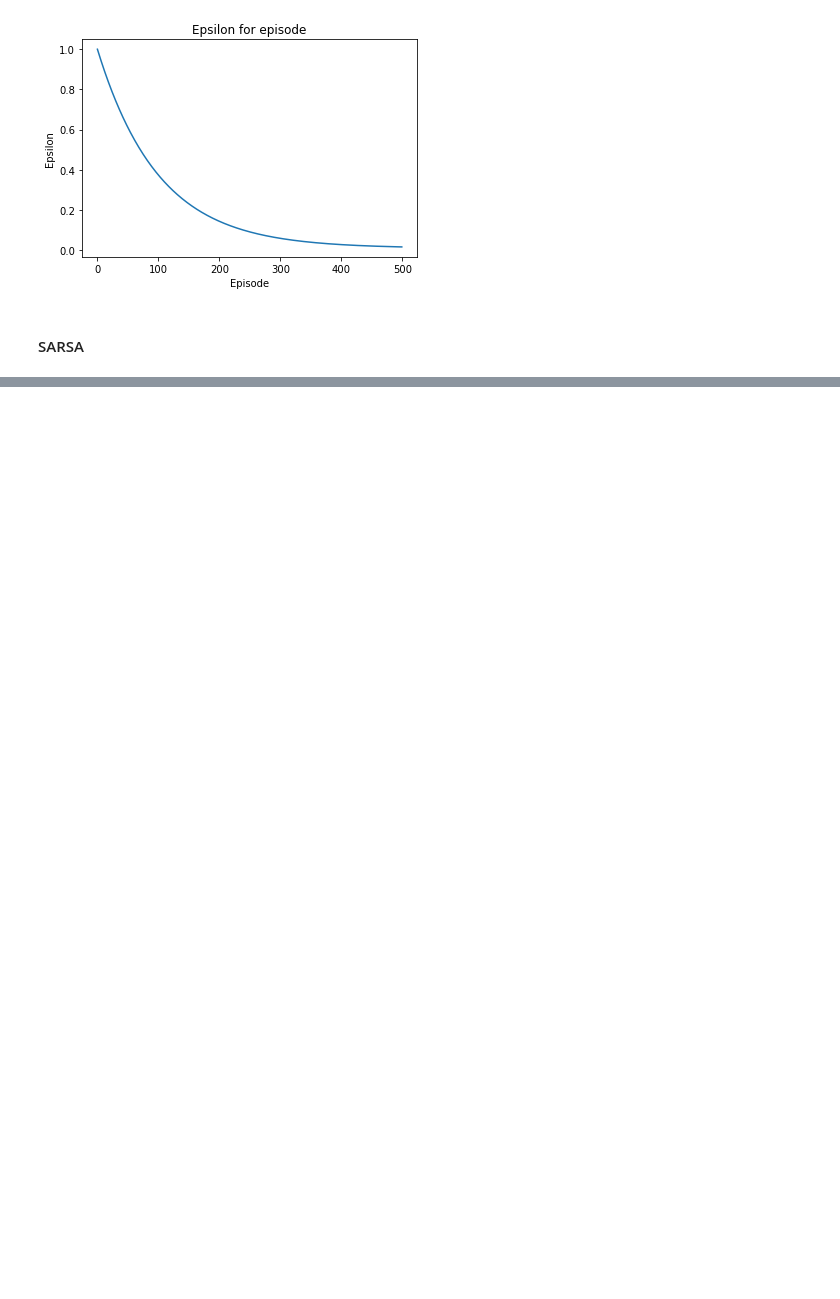
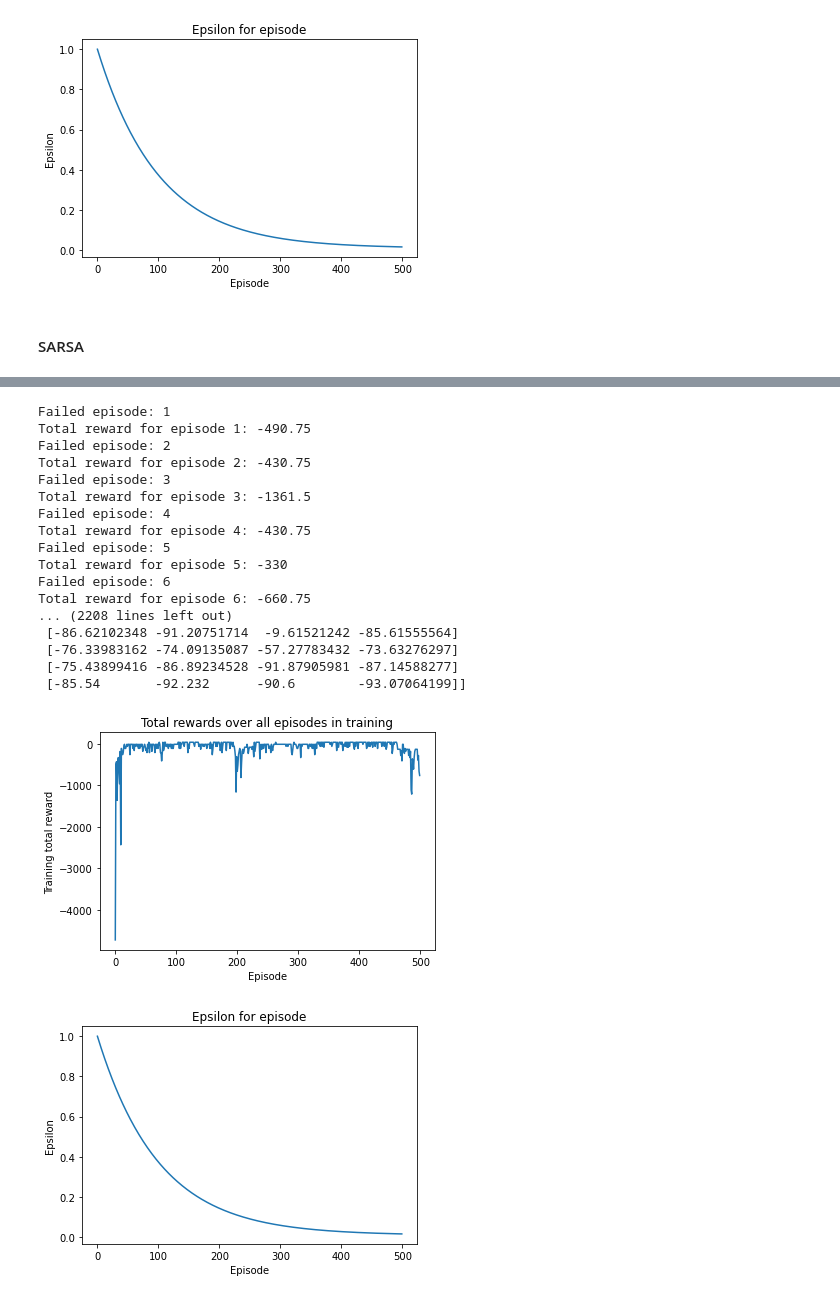
Before and after one commit to 1Krypt0/FEUP-IA-PROJ2, a Jupyter notebook: src/FEUP-IA-PROJ2.ipynb, the cells around one changed output, grey strips where cells are left out. Saved outputs shown, nothing was run; the diff lists cells and outputs as text; code cells hidden in the pictures; blank space fills up the shorter version.

```diff
--- a/src/FEUP-IA-PROJ2.ipynb
+++ b/src/FEUP-IA-PROJ2.ipynb
@@ -257,0 +273,22 @@ Total reward for episode 4: -200
+# %%
+learn(use_sarsa=True)
+# %% [output]
+Failed episode: 1
+Total reward for episode 1: -490.75
+Failed episode: 2
+Total reward for episode 2: -430.75
+Failed episode: 3
+Total reward for episode 3: -1361.5
+Failed episode: 4
+Total reward for episode 4: -430.75
+Failed episode: 5
+Total reward for episode 5: -330
+Failed episode: 6
+Total reward for episode 6: -660.75
+... (2208 lines left out)
+ [-86.62102348 -91.20751714  -9.61521242 -85.61555564]
+ [-76.33983162 -74.09135087 -57.27783432 -73.63276297]
+ [-75.43899416 -86.89234528 -91.87905981 -87.14588277]
+ [-85.54       -92.232      -90.6        -93.07064199]]
+[figure, added]
+[figure, added]
```
Also changed, not shown: parts of 23 cells of this notebook.
